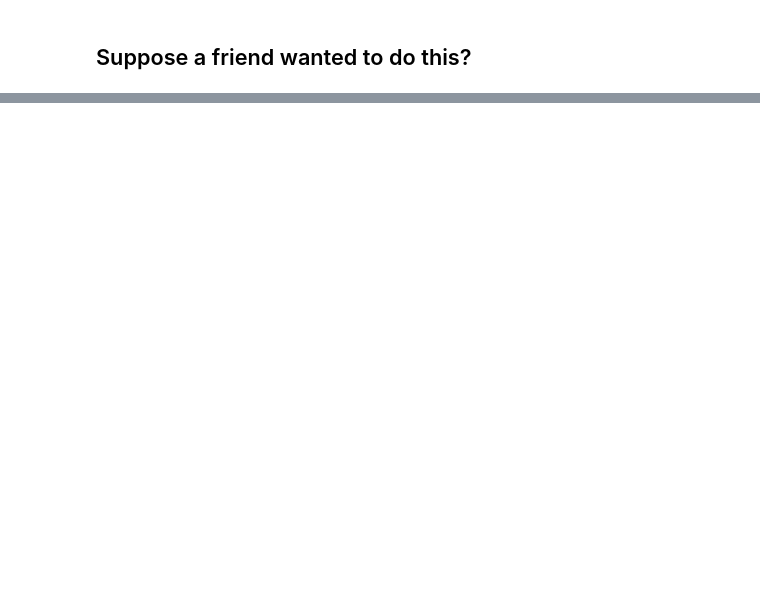
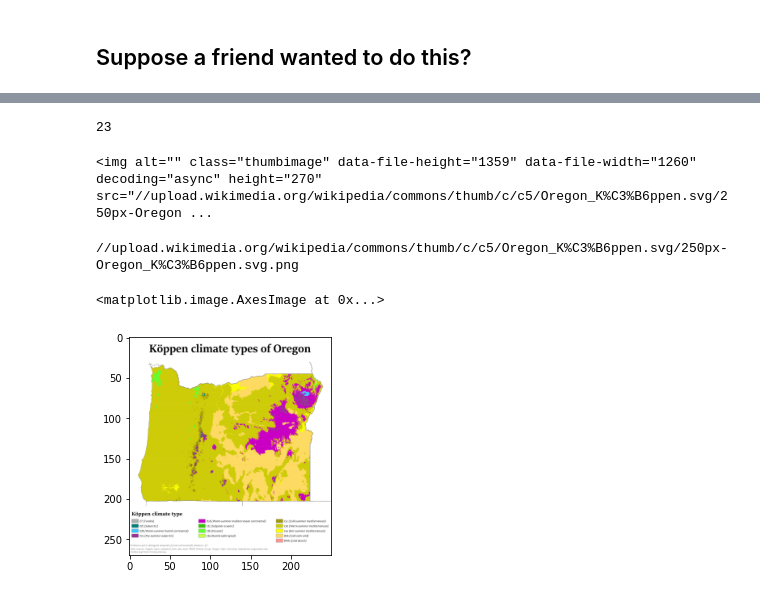
Before and after one commit to JohnnyRyan1/geospatial-data-science, a Jupyter notebook: lectures/lecture7/lecture-7.ipynb, the cells around one changed output, grey strips where cells are left out. Cells and saved outputs as stored; diff of their text form; code cells hidden in the pictures; blank space fills up the shorter version.

```diff
--- a/lectures/lecture7/lecture-7.ipynb
+++ b/lectures/lecture7/lecture-7.ipynb
@@ -91,0 +245,15 @@ Facebook loophole that allowed third-party apps to access not only user profile
+# %%
+# Find number of images on page
+len(soup.find_all('img'))
+# %% [output]
+23
+# %%
+# Print details of first image
+print(soup.find_all('img')[0])
+# %% [output]
+<img alt="" class="thumbimage" data-file-height="1359" data-file-width="1260" decoding="async" height="270" src="//upload.wikimedia.org/wikipedia/commons/thumb/c/c5/Oregon_K%C3%B6ppen.svg/250px-Oregon ...
+# %%
+# Find attributes of first image
+print(soup.find_all('img')[0].attrs['src'])
+# %% [output]
+//upload.wikimedia.org/wikipedia/commons/thumb/c/c5/Oregon_K%C3%B6ppen.svg/250px-Oregon_K%C3%B6ppen.svg.png
@@ -91,0 +267,13 @@ Facebook loophole that allowed third-party apps to access not only user profile
+# %%
+# Import packages
+import matplotlib.pyplot as plt
+import matplotlib.image as mpimg
+
+# Read image
+img = mpimg.imread('images/test_image.jpg')
+
+# Plot image
+plt.imshow(img)
+# %% [output]
+<matplotlib.image.AxesImage at 0x...>
+[figure, added]
```
Also changed, not shown: parts of 21 cells of this notebook, 7 other files.
